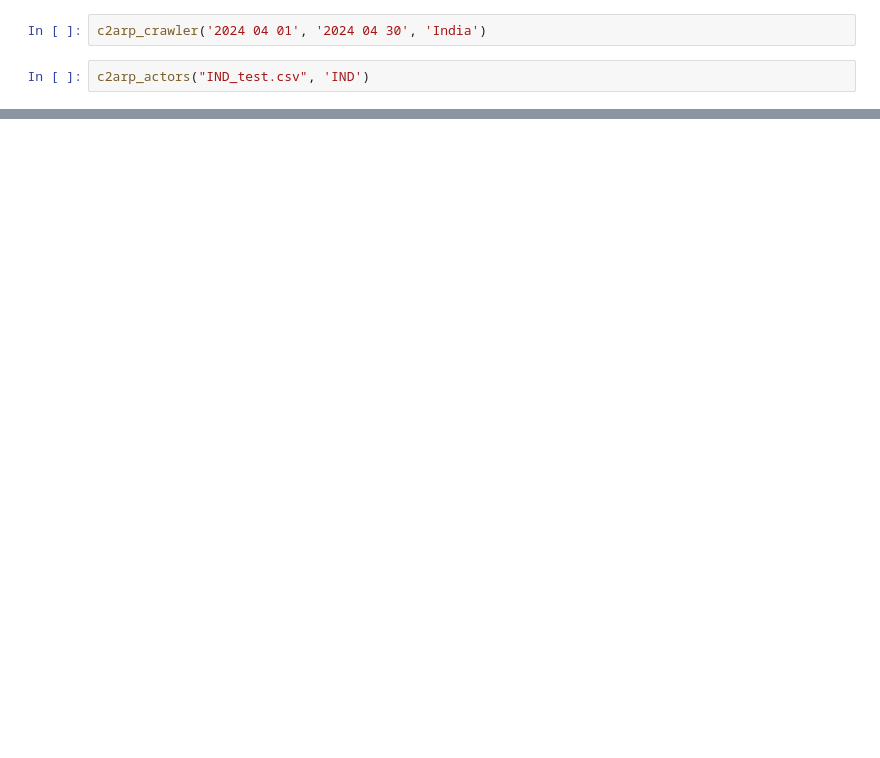
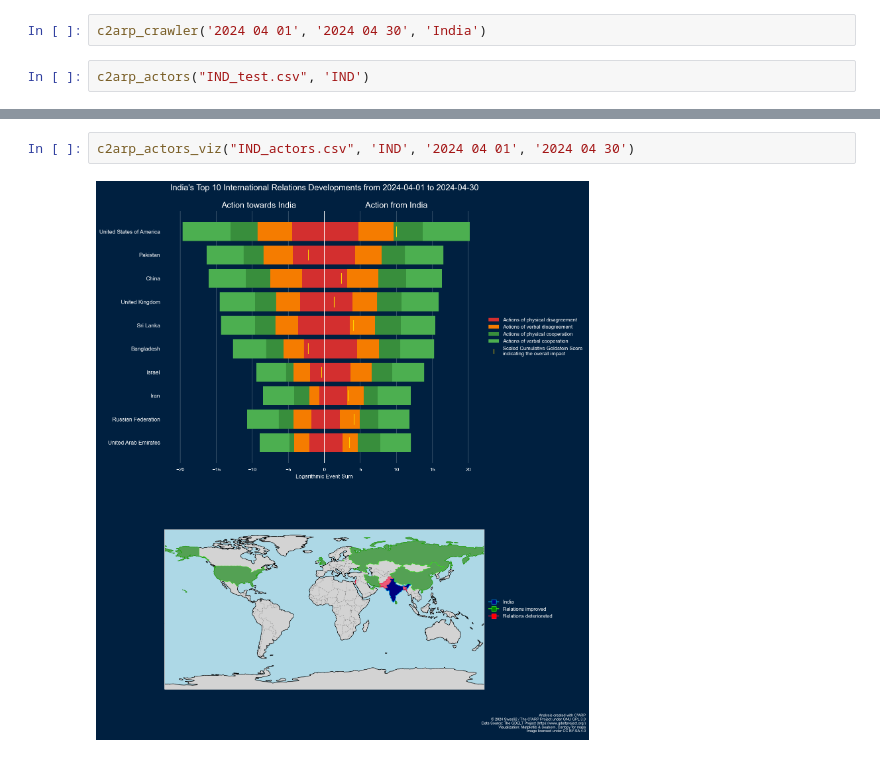
Before and after one commit to swes92/c2arp-project, a Jupyter notebook: c2arp_phase1_workingsheet.ipynb, the cells around one changed output, grey strips where cells are left out. Cells and saved outputs as stored; diff of their text form; blank space fills up the shorter version.

```diff
--- a/c2arp_phase1_workingsheet.ipynb
+++ b/c2arp_phase1_workingsheet.ipynb
@@ -287,0 +461,4 @@ c2arp_actors_viz("IND_actors.csv", 'IND', '2024 04 01', '2024 04 30')
+# %%
+c2arp_actors_viz("IND_actors.csv", 'IND', '2024 04 01', '2024 04 30')
+# %% [output]
+[figure, added]
```
Also changed, not shown: parts of 4 cells of this notebook.
